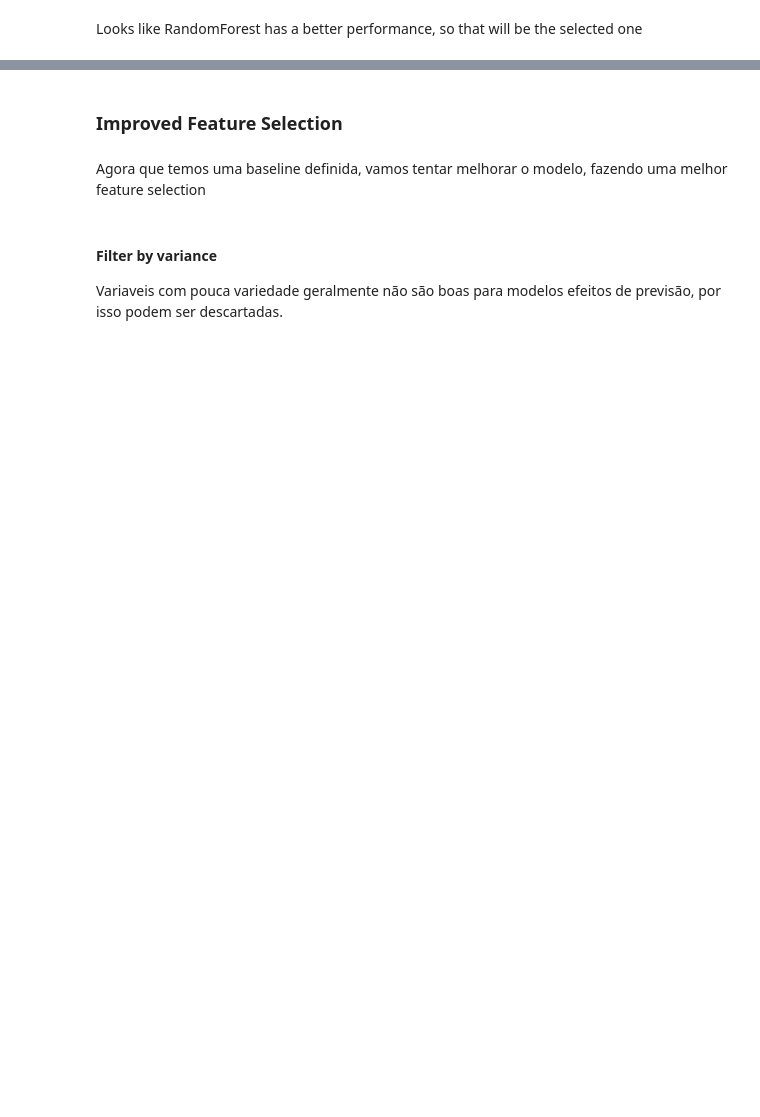
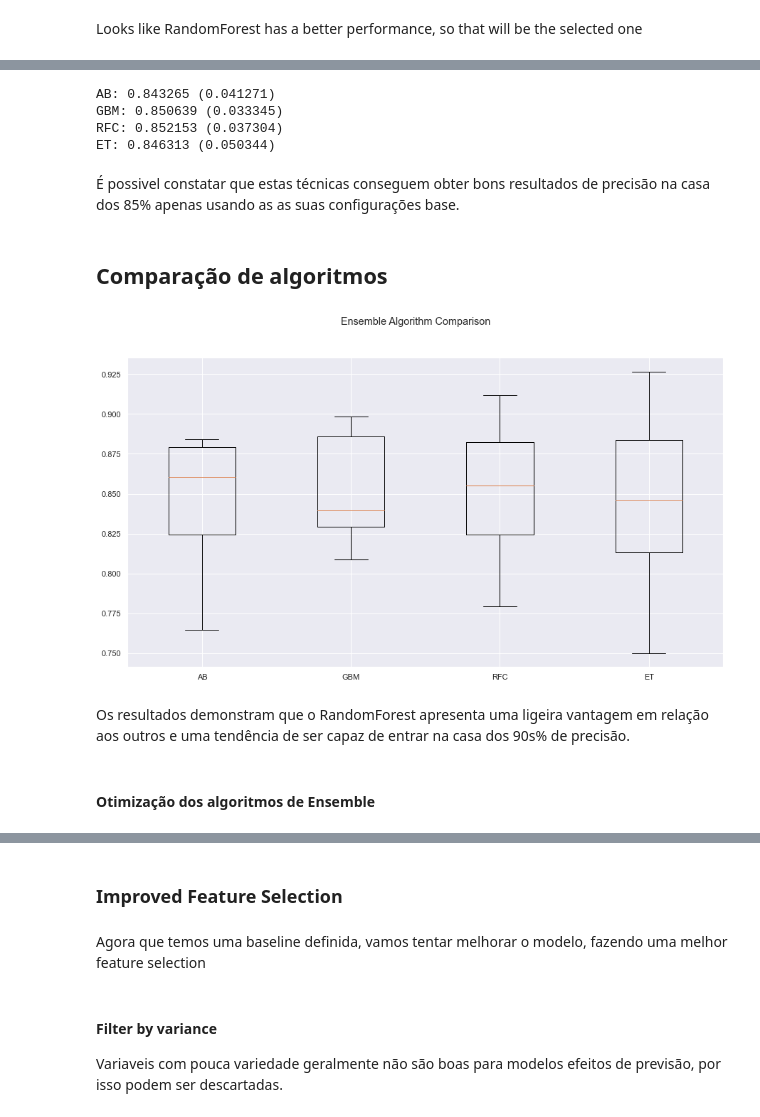
Before and after one commit to MiguelDordio/HeartDiseaseAnalysis, a Jupyter notebook: notebooks/heart_disease.ipynb, the cells around one changed output, grey strips where cells are left out. Saved outputs shown, nothing was run; the diff lists cells and outputs as text; code cells hidden in the pictures; blank space fills up the shorter version.

```diff
--- a/notebooks/heart_disease.ipynb
+++ b/notebooks/heart_disease.ipynb
@@ -687,0 +794,17 @@ Looks like RandomForest has a better performance, so that will be the selected o
+# %%
+# Tune scaled SVM
+scaler = StandardScaler().fit(X_train)
+rescaledX = scaler.transform(X_train)
+c_values = [0.1, 0.3, 0.5, 0.7, 0.9, 1.0, 1.3, 1.5, 1.7, 2.0]
+kernel_values = ['linear', 'poly', 'rbf', 'sigmoid']
+param_grid = dict(C=c_values, kernel=kernel_values)
+model = SVC(gamma='scale')
+kfold = KFold(n_splits=num_folds)
+grid = GridSearchCV(estimator=model, param_grid=param_grid, scoring=scoring, cv=kfold)
+grid_result = grid.fit(rescaledX, Y_train)
+print("Best: %f using %s" % (grid_result.best_score_, grid_result.best_params_))
+means = grid_result.cv_results_['mean_test_score']
+stds = grid_result.cv_results_['std_test_score']
+params = grid_result.cv_results_['params']
+for mean, stdev, param in zip(means, stds, params):
+    print("%f (%f) with: %r" % (mean, stdev, param))
@@ -687,0 +841,40 @@ Looks like RandomForest has a better performance, so that will be the selected o
+# %%
+import warnings
+warnings.filterwarnings("ignore", category=DeprecationWarning)
+warnings.filterwarnings("ignore", category=FutureWarning)
+# ensembles
+ensembles = [('AB', AdaBoostClassifier()), ('GBM', GradientBoostingClassifier()),
+             ('RFC', RandomForestClassifier(n_estimators=100)), ('ET', ExtraTreesClassifier())]
+results = []
+names = []
+for name, model in ensembles:
+	kfold = KFold(n_splits=num_folds)
+	cv_results = cross_val_score(model, X_train, Y_train, cv=kfold, scoring=scoring)
+	results.append(cv_results)
+	names.append(name)
+	msg = "%s: %f (%f)" % (name, cv_results.mean(), cv_results.std())
+	print(msg)
+# %% [output]
+AB: 0.843265 (0.041271)
+GBM: 0.850639 (0.033345)
+RFC: 0.852153 (0.037304)
+ET: 0.846313 (0.050344)
+# %% [markdown]
+É possivel constatar que estas técnicas conseguem obter bons resultados de precisão na casa dos 85% apenas usando as
+as suas configurações base.
+# %% [markdown]
+## Comparação de algoritmos
+# %%
+fig = plt.figure()
+fig.suptitle('Ensemble Algorithm Comparison')
+ax = fig.add_subplot(111)
+plt.boxplot(results)
+ax.set_xticklabels(names)
+plt.show()
+# %% [output]
+[figure, added]
+# %% [markdown]
+Os resultados demonstram que o RandomForest apresenta uma ligeira vantagem em relação aos outros e uma tendência de ser
+capaz de entrar na casa dos 90s% de precisão.
+# %% [markdown]
+#### Otimização dos algoritmos de Ensemble
```
Also changed, not shown: parts of 33 cells of this notebook.
